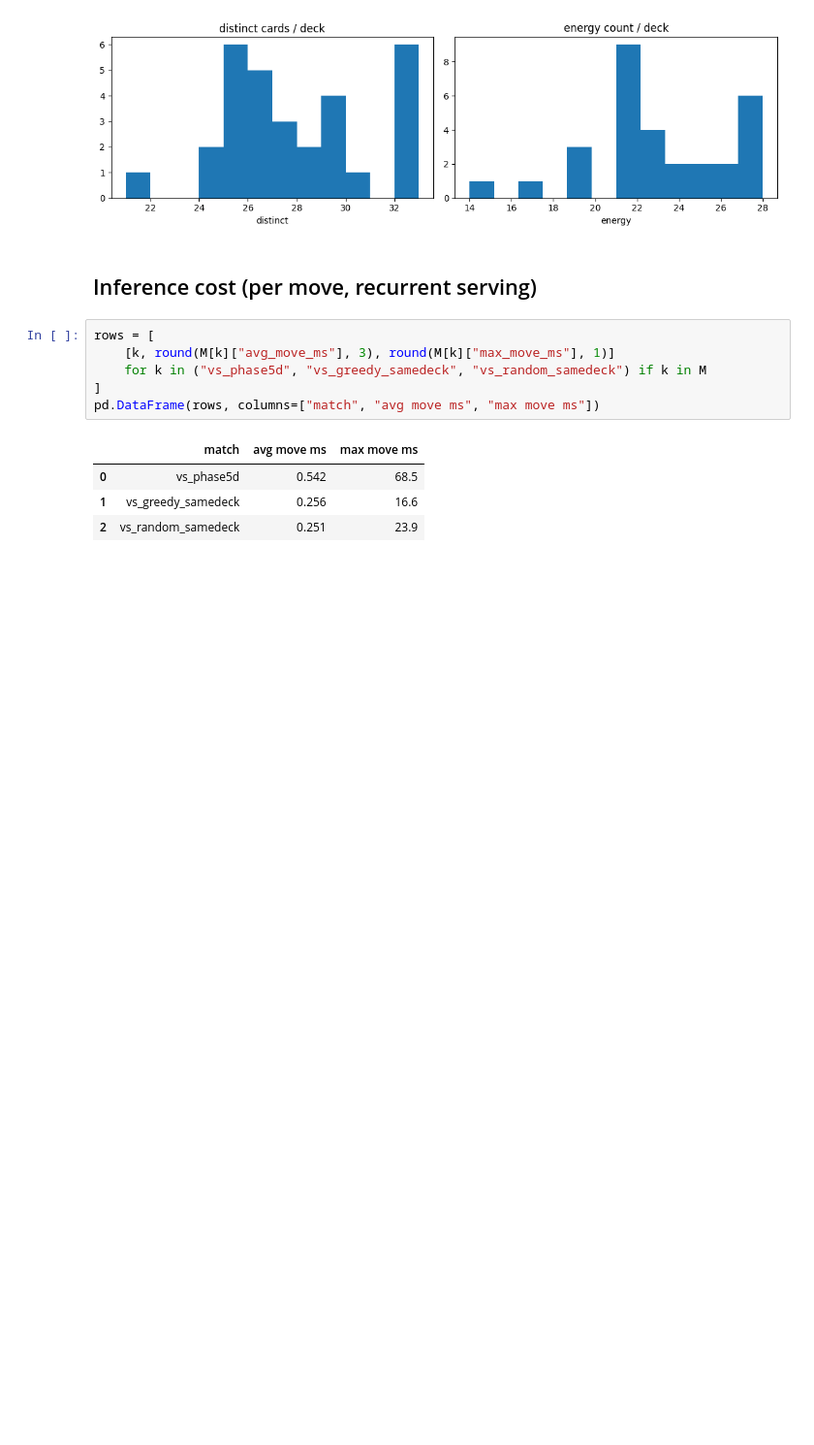
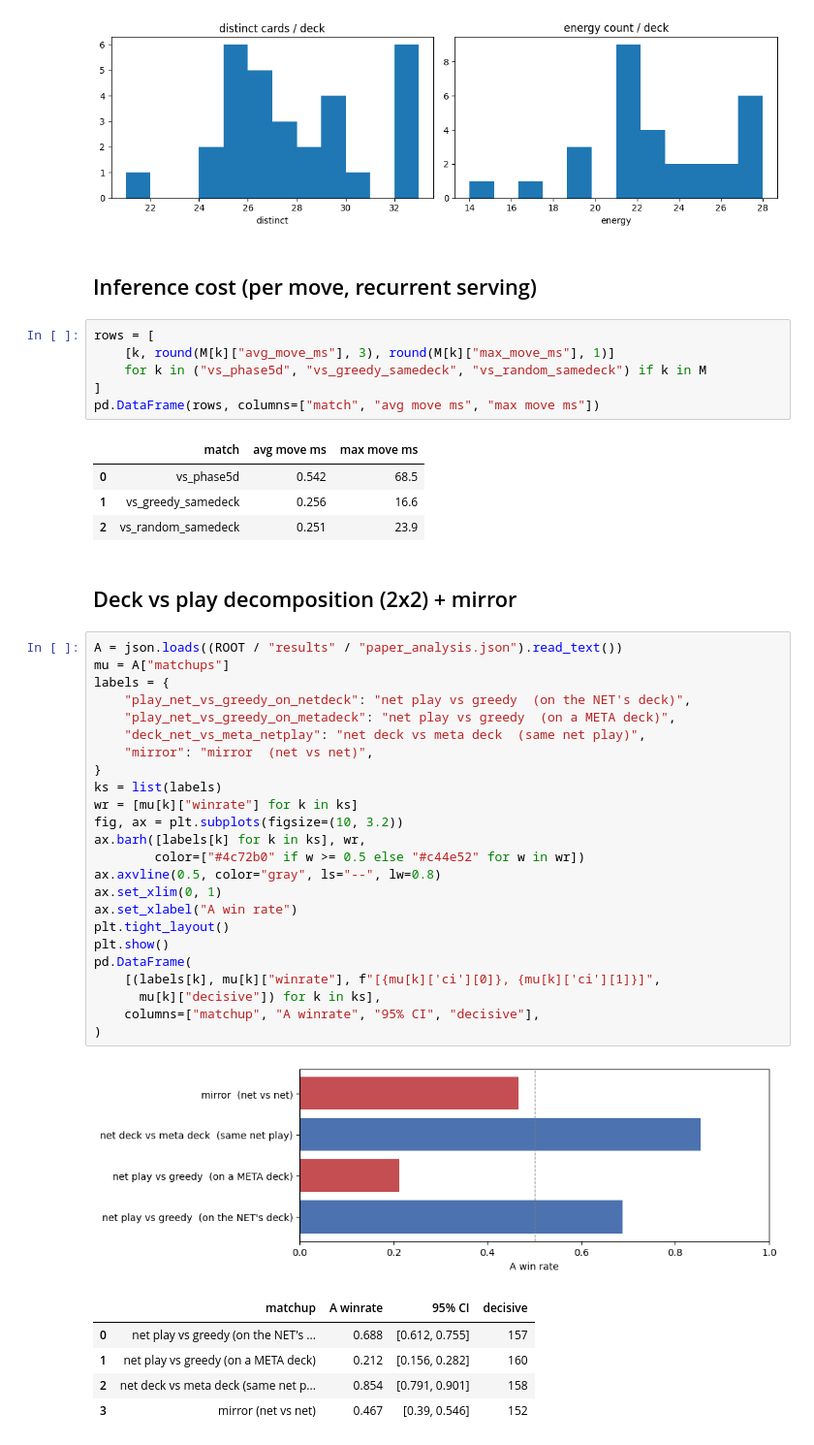
Before and after one commit to kohbanye/kaggle-pokemon, a Jupyter notebook: notebooks/03_paper_net_eval.ipynb, the cells around one changed output. Shown at 97% size. Cells and saved outputs as stored; diff of their text form; blank space fills up the shorter version.

```diff
--- a/notebooks/03_paper_net_eval.ipynb
+++ b/notebooks/03_paper_net_eval.ipynb
@@ -203,3 +203,36 @@ pd.DataFrame(rows, columns=["match", "avg move ms", "max move ms"])
 | 0 | vs_phase5d | 0.542 | 68.5 |
 | 1 | vs_greedy_samedeck | 0.256 | 16.6 |
 | 2 | vs_random_samedeck | 0.251 | 23.9 |
+# %% [markdown]
+## Deck vs play decomposition (2x2) + mirror
+# %%
+A = json.loads((ROOT / "results" / "paper_analysis.json").read_text())
+mu = A["matchups"]
+labels = {
+    "play_net_vs_greedy_on_netdeck": "net play vs greedy  (on the NET's deck)",
+    "play_net_vs_greedy_on_metadeck": "net play vs greedy  (on a META deck)",
+    "deck_net_vs_meta_netplay": "net deck vs meta deck  (same net play)",
+    "mirror": "mirror  (net vs net)",
+}
+ks = list(labels)
+wr = [mu[k]["winrate"] for k in ks]
+fig, ax = plt.subplots(figsize=(10, 3.2))
+ax.barh([labels[k] for k in ks], wr,
+        color=["#4c72b0" if w >= 0.5 else "#c44e52" for w in wr])
+ax.axvline(0.5, color="gray", ls="--", lw=0.8)
+ax.set_xlim(0, 1)
+ax.set_xlabel("A win rate")
+plt.tight_layout()
+plt.show()
+pd.DataFrame(
+    [(labels[k], mu[k]["winrate"], f"[{mu[k]['ci'][0]}, {mu[k]['ci'][1]}]",
+      mu[k]["decisive"]) for k in ks],
+    columns=["matchup", "A winrate", "95% CI", "decisive"],
+)
+# %% [output]
+[figure, added]
+|  | matchup | A winrate | 95% CI | decisive |
+| 0 | net play vs greedy (on the NET's ... | 0.688 | [0.612, 0.755] | 157 |
+| 1 | net play vs greedy (on a META deck) | 0.212 | [0.156, 0.282] | 160 |
+| 2 | net deck vs meta deck (same net p... | 0.854 | [0.791, 0.901] | 158 |
+| 3 | mirror (net vs net) | 0.467 | [0.39, 0.546] | 152 |
```
Also changed, not shown: parts of 2 cells of this notebook, 4 other files.
